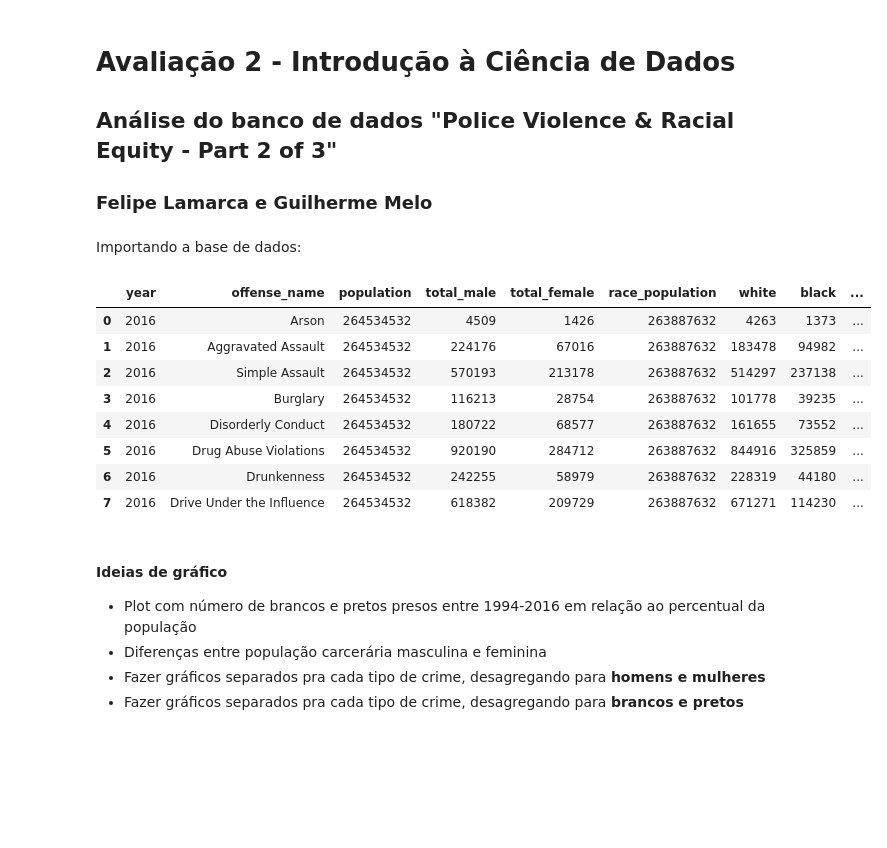
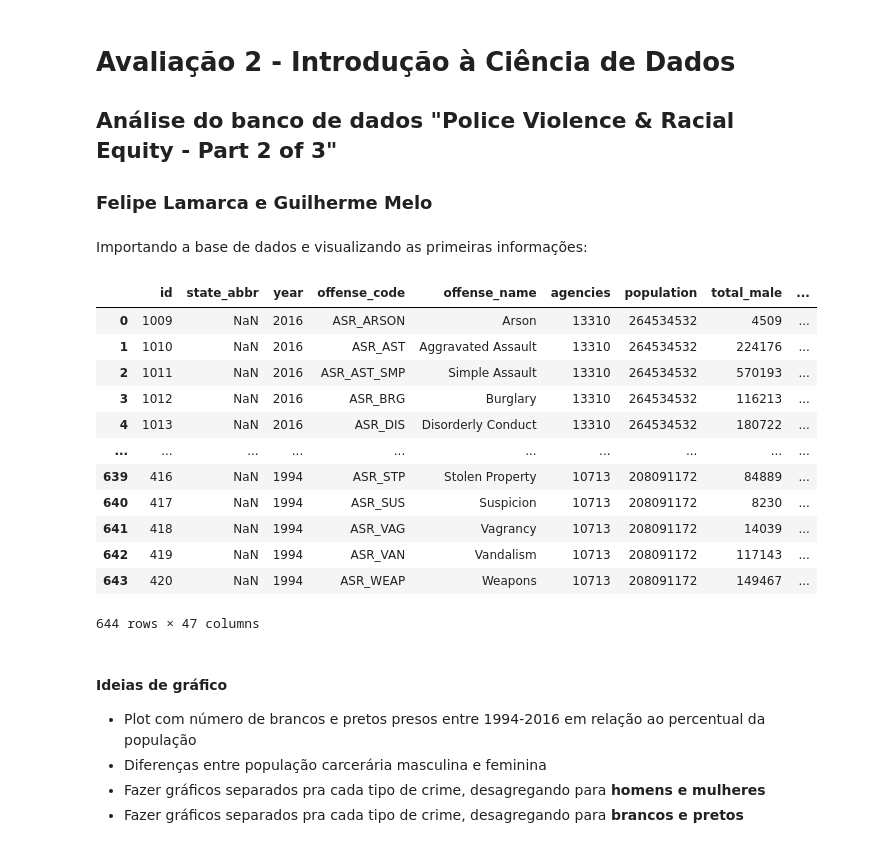
Before and after one commit to felipelmc/Police-Violence-Racial-Equity, a Jupyter notebook: notebooks/a2-icd.ipynb, the cells around one changed output. Saved outputs shown, nothing was run; the diff lists cells and outputs as text; code cells hidden in the pictures; blank space fills up the shorter version.

```diff
--- a/notebooks/a2-icd.ipynb
+++ b/notebooks/a2-icd.ipynb
@@ -9,25 +9,24 @@ import pandas as pd
 import matplotlib.pyplot as plt
 import seaborn as sns
 # %% [markdown]
-Importando a base de dados:
+Importando a base de dados e visualizando as primeiras informações:
 # %%
 dados = pd.read_csv(os.path.join('archive/crime_data/arrests_national_adults.csv'))
 dados
-
-# filtrando algumas colunas
-
-dados = dados[["year", "offense_name", "population", "total_male", "total_female", "race_population", "white", "black", "asian_pacific_islander", "american_indian"]]
-dados.head(8)
 # %% [output]
-|  | year | offense_name | population | total_male | total_female | race_population | white | black | ... |
-| 0 | 2016 | Arson | 264534532 | 4509 | 1426 | 263887632 | 4263 | 1373 | ... |
-| 1 | 2016 | Aggravated Assault | 264534532 | 224176 | 67016 | 263887632 | 183478 | 94982 | ... |
-| 2 | 2016 | Simple Assault | 264534532 | 570193 | 213178 | 263887632 | 514297 | 237138 | ... |
-| 3 | 2016 | Burglary | 264534532 | 116213 | 28754 | 263887632 | 101778 | 39235 | ... |
-| 4 | 2016 | Disorderly Conduct | 264534532 | 180722 | 68577 | 263887632 | 161655 | 73552 | ... |
-| 5 | 2016 | Drug Abuse Violations | 264534532 | 920190 | 284712 | 263887632 | 844916 | 325859 | ... |
-| 6 | 2016 | Drunkenness | 264534532 | 242255 | 58979 | 263887632 | 228319 | 44180 | ... |
-| 7 | 2016 | Drive Under the Influence | 264534532 | 618382 | 209729 | 263887632 | 671271 | 114230 | ... |
+|  | id | state_abbr | year | offense_code | offense_name | agencies | population | total_male | ... |
+| 0 | 1009 | NaN | 2016 | ASR_ARSON | Arson | 13310 | 264534532 | 4509 | ... |
+| 1 | 1010 | NaN | 2016 | ASR_AST | Aggravated Assault | 13310 | 264534532 | 224176 | ... |
+| 2 | 1011 | NaN | 2016 | ASR_AST_SMP | Simple Assault | 13310 | 264534532 | 570193 | ... |
+| 3 | 1012 | NaN | 2016 | ASR_BRG | Burglary | 13310 | 264534532 | 116213 | ... |
+| 4 | 1013 | NaN | 2016 | ASR_DIS | Disorderly Conduct | 13310 | 264534532 | 180722 | ... |
+| ... | ... | ... | ... | ... | ... | ... | ... | ... | ... |
+| 639 | 416 | NaN | 1994 | ASR_STP | Stolen Property | 10713 | 208091172 | 84889 | ... |
+| 640 | 417 | NaN | 1994 | ASR_SUS | Suspicion | 10713 | 208091172 | 8230 | ... |
+| 641 | 418 | NaN | 1994 | ASR_VAG | Vagrancy | 10713 | 208091172 | 14039 | ... |
+| 642 | 419 | NaN | 1994 | ASR_VAN | Vandalism | 10713 | 208091172 | 117143 | ... |
+| 643 | 420 | NaN | 1994 | ASR_WEAP | Weapons | 10713 | 208091172 | 149467 | ... |
+644 rows × 47 columns
 # %% [markdown]
 #### Ideias de gráfico
 
```
Also changed, not shown: parts of 16 cells of this notebook, 5 other files.
